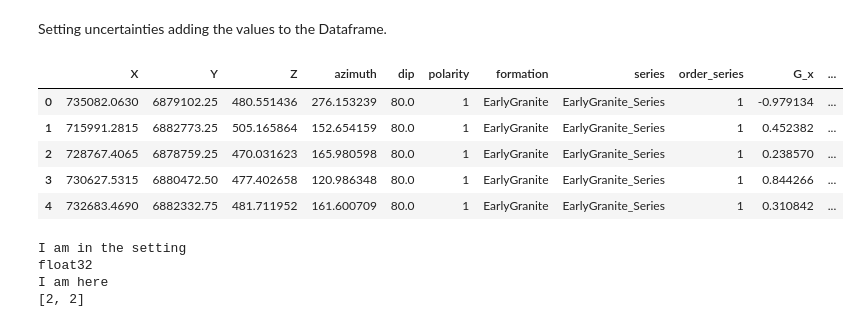
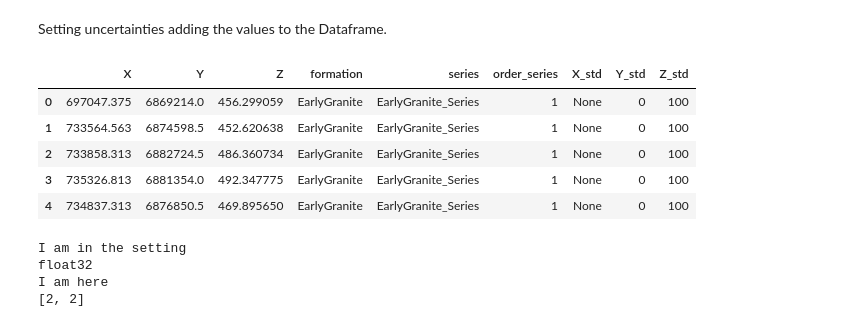
Before and after one commit to nre-aachen/gempy, a Jupyter notebook: Tutorial/ch4.ipynb, the cells around one changed output. Saved outputs shown, nothing was run; the diff lists cells and outputs as text; code cells hidden in the pictures.

```diff
--- a/Tutorial/ch4.ipynb
+++ b/Tutorial/ch4.ipynb
@@ -32,22 +32,22 @@ Setting uncertainties adding the values to the Dataframe.
 # %%
 geo_data.interfaces['X_std'] = None
 geo_data.interfaces['Y_std'] = 0
 geo_data.interfaces['Z_std'] = 100
 
 geo_data.foliations['X_std'] = None
 geo_data.foliations['Y_std'] = 0
 geo_data.foliations['Z_std'] = 0
 
 geo_data.foliations['dip_std'] = 10
 geo_data.foliations['azimuth_std'] = 10
-geo_data.foliations.head()
+geo_data.interfaces.head()
 # %% [output]
-|  | X | Y | Z | azimuth | dip | polarity | formation | series | order_series | G_x | ... |
-| 0 | 735082.0630 | 6879102.25 | 480.551436 | 276.153239 | 80.0 | 1 | EarlyGranite | EarlyGranite_Series | 1 | -0.979134 | ... |
-| 1 | 715991.2815 | 6882773.25 | 505.165864 | 152.654159 | 80.0 | 1 | EarlyGranite | EarlyGranite_Series | 1 | 0.452382 | ... |
-| 2 | 728767.4065 | 6878759.25 | 470.031623 | 165.980598 | 80.0 | 1 | EarlyGranite | EarlyGranite_Series | 1 | 0.238570 | ... |
-| 3 | 730627.5315 | 6880472.50 | 477.402658 | 120.986348 | 80.0 | 1 | EarlyGranite | EarlyGranite_Series | 1 | 0.844266 | ... |
-| 4 | 732683.4690 | 6882332.75 | 481.711952 | 161.600709 | 80.0 | 1 | EarlyGranite | EarlyGranite_Series | 1 | 0.310842 | ... |
+|  | X | Y | Z | formation | series | order_series | X_std | Y_std | Z_std |
+| 0 | 697047.375 | 6869214.0 | 456.299059 | EarlyGranite | EarlyGranite_Series | 1 | None | 0 | 100 |
+| 1 | 733564.563 | 6874598.5 | 452.620638 | EarlyGranite | EarlyGranite_Series | 1 | None | 0 | 100 |
+| 2 | 733858.313 | 6882724.5 | 486.360734 | EarlyGranite | EarlyGranite_Series | 1 | None | 0 | 100 |
+| 3 | 735326.813 | 6881354.0 | 492.347775 | EarlyGranite | EarlyGranite_Series | 1 | None | 0 | 100 |
+| 4 | 734837.313 | 6876850.5 | 469.895650 | EarlyGranite | EarlyGranite_Series | 1 | None | 0 | 100 |
 # %%
 # input_data_T = interp_data.interpolator.tg.input_parameters_list()
 # input_data_P = interp_data.get_input_data(u_grade=[3, 3])
```
Also changed, not shown: 2 other files.
